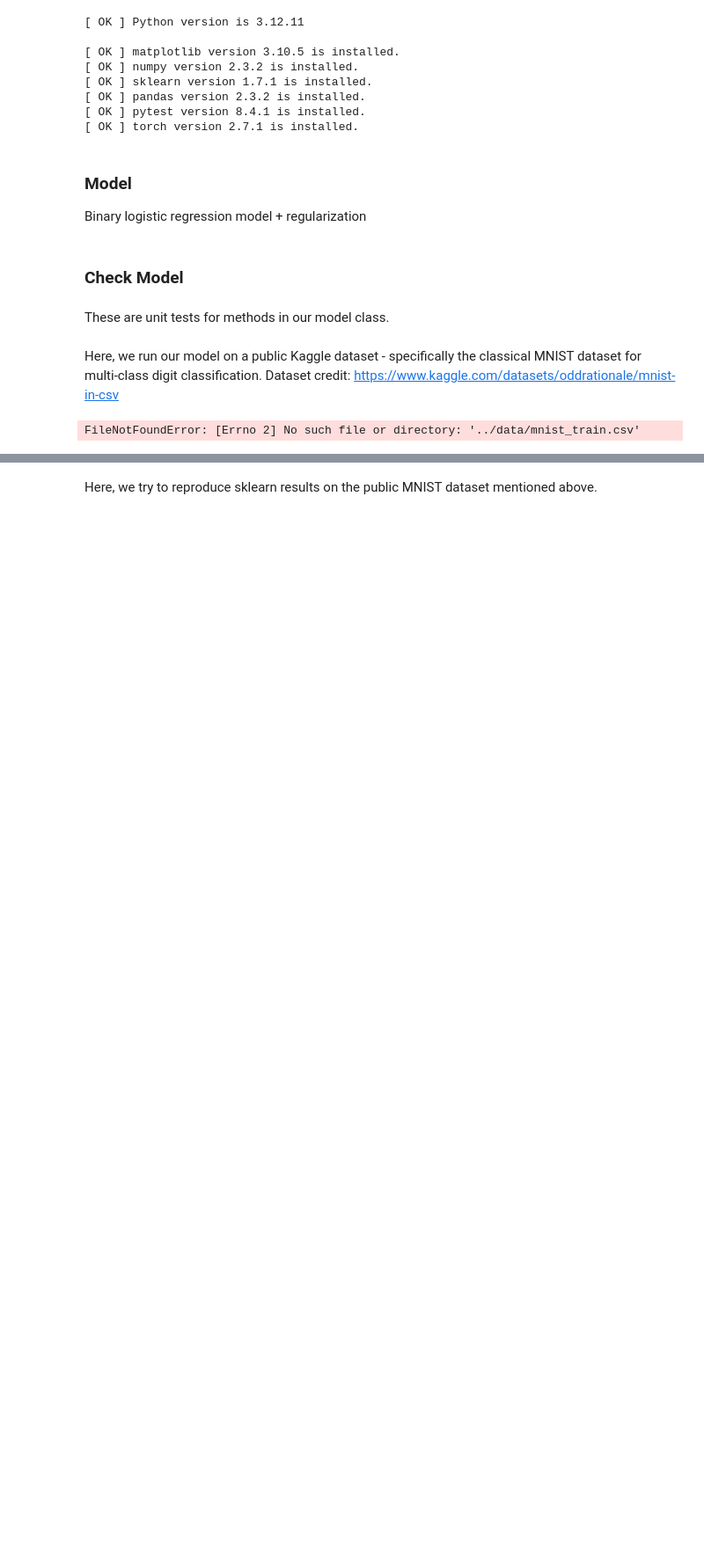
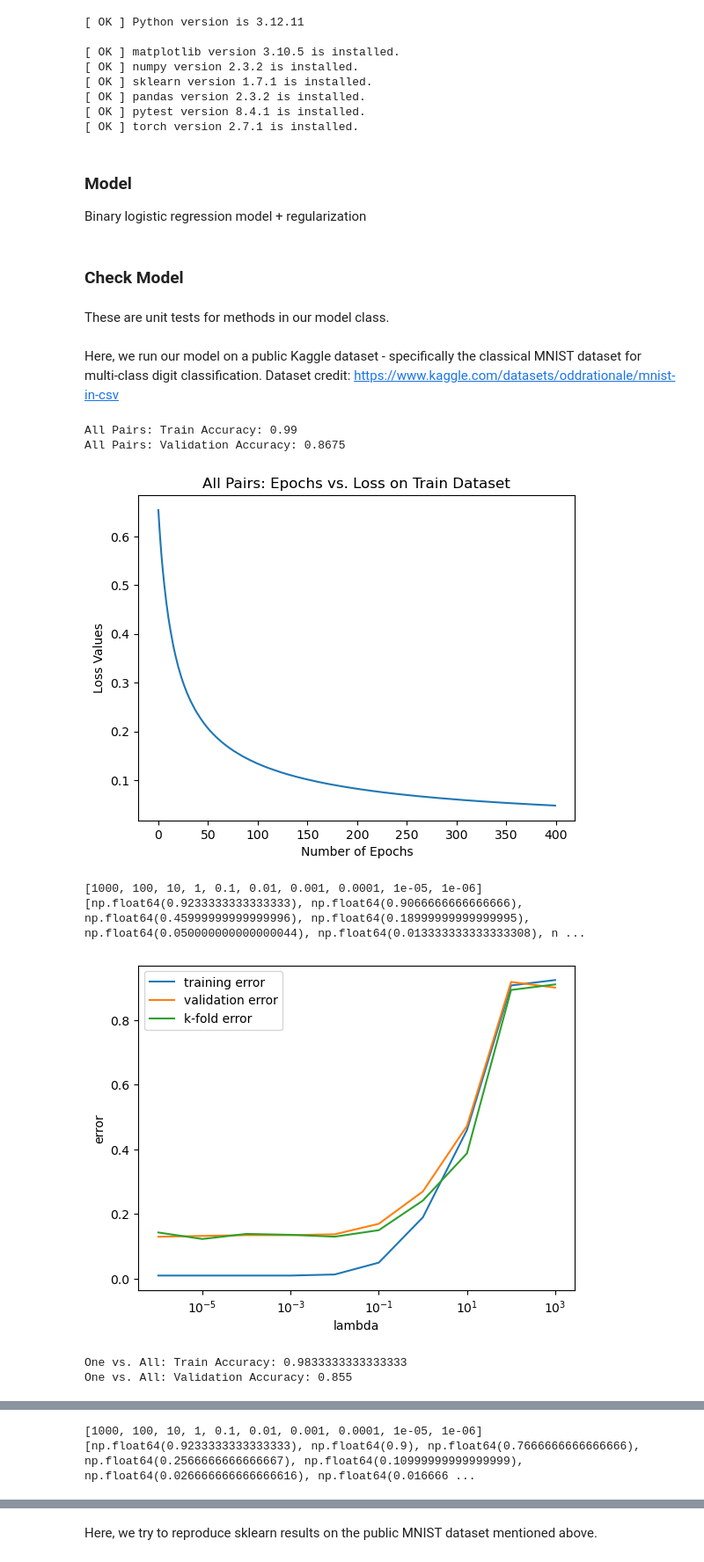
Before and after one commit to nickkim1/data_2060_final_project, a Jupyter notebook: src/final_project.ipynb, the cells around one changed output, grey strips where cells are left out. Shown: that part at 88% size. Cells and saved outputs as stored; diff of their text form; code cells hidden in the pictures; blank space fills up the shorter version.

```diff
--- a/src/final_project.ipynb
+++ b/src/final_project.ipynb
@@ -241,11 +241,11 @@ class RegularizedLogisticRegression(object):
         _, d = X.shape
         if self.one_vs_all:
             # Do some reshaping for shape compatibility
-            weights = np.array(self.weights).reshape(len(self.weights), d)
+            W = np.vstack(self.weights)
             # Apply sigmoid function to get probabilities
-            weights = np.apply_along_axis(sigmoid_function, 1, weights)
+            logits = X @ W.T
             # Argmax over all probabilities per each class
-            return np.argmax(X @ weights.T, axis=1)
+            return np.argmax(logits, axis=1)
         elif self.all_pairs:
             num_labels = len(self.weights)
             # This will end up being a 3d array, of size: (num_labels x num_labels x m)
@@ -575,51 +575,66 @@ def visualization(RR : RegularizedLogisticRegression, X_train, y_train, X_val, y
     plot_loss(model_type + ": Epochs vs. Loss on Train Dataset", RR.losses)
 
     # Plot k fold errors
-    lambda_list = [1000, 100, 10, 1, 0.1, 0.01, 0.001]
+    lambda_list = [1000, 100, 10, 1, 0.1, 0.01, 0.001, 0.0001, 0.00001, 0.000001]
     train_errors, val_errors = RR.runTrainTestValSplit(lambda_list, X_train, y_train, X_val, y_val)
     k_fold_errors = RR.runKFold(lambda_list, X_train_val, Y_train_val, 3)
     print(lambda_list)
     print(train_errors, val_errors, k_fold_errors)
     RR.plotError(lambda_list, train_errors, val_errors, k_fold_errors)
 
 def preprocess_mnist(train_path="../data/mnist_train.csv", test_path="../data/mnist_test.csv", total_samples=2000, val_size=0.2):
     """
     Preprocesses the MNIST dataset. Subsets the data to a total of 5k examples for ease of running.
-    @params:
-        train_path: filepath to train data, test_path: filepath to test data
-        total_samples: total samples across all data
-        val_size: proportion alloc. for validation
-    @return:
-        X_train, X_val, X_test, y_train, y_val, y_test - split data
     """
-    # Load both CSV files into dataframes
     train_df = pd.read_csv(train_path)
     test_df = pd.read_csv(test_path)
     df = pd.concat([train_df, test_df], axis=0).reset_index(drop=True)
     df = df.sample(n=total_samples, random_state=0)
 
-    # Extract labels and pixels and normalize pix values
     y = df.iloc[:, 0].values.astype(np.int64)
     X = df.iloc[:, 1:].values.astype(np.float32)
     X /= 255.0
+    X = X.astype(np.float64)
+    X = np.hstack([np.ones((X.shape[0], 1), dtype=np.float64), X])
 
-    # Do the train/val split
-    X_train, X_val, y_train, y_val = train_test_split(X, y, test_size=val_size, random_state=0, shuffle=True, stratify=y)
+    # Train/val split
+    X_train, X_val, y_train, y_val = train_test_split(
+        X, y, test_size=val_size, random_state=0, shuffle=True, stratify=y
+    )
+
+    n_small = 300
+    X_train = X_train[:n_small]
+    y_train = y_train[:n_small]
+
 
     return X_train, X_val, y_train, y_val
 
 def main():
     X_train, X_val, y_train, y_val = preprocess_mnist()
     X_train_val = np.concatenate((X_train, X_val))
     Y_train_val = np.concatenate((y_train, y_val))
+    all_pairs_model = RegularizedLogisticRegression(
+        batch_size=32, learning_rate=0.01, num_epochs=400,
+        one_vs_all=False, all_pairs=True
+    )
+    visualization(all_pairs_model, X_train, y_train, X_val, y_val, X_train_val, Y_train_val, "All Pairs")
 
-    # Run visualizations for both types of models
-    visualization(RegularizedLogisticRegression(one_vs_all=False, all_pairs=True), X_train, y_train, X_val, y_val, X_train_val, Y_train_val, "All Pairs")
-    visualization(RegularizedLogisticRegression(one_vs_all=True, all_pairs=False), X_train, y_train, X_val, y_val, X_train_val, Y_train_val, "One vs. All")
+    one_vs_all_model = RegularizedLogisticRegression(
+        batch_size=32, learning_rate=0.01, num_epochs=400,
+        one_vs_all=True, all_pairs=False
+    )
+    visualization(one_vs_all_model, X_train, y_train, X_val, y_val, X_train_val, Y_train_val, "One vs. All")
 
 # Set random seeds. DO NOT CHANGE THIS IN YOUR FINAL SUBMISSION.
 np.random.seed(0)
 random.seed(0)
 main()
 # %% [output]
-FileNotFoundError: [Errno 2] No such file or directory: '../data/mnist_train.csv'
+All Pairs: Train Accuracy: 0.99
+All Pairs: Validation Accuracy: 0.8675
+[figure, added]
+[1000, 100, 10, 1, 0.1, 0.01, 0.001, 0.0001, 1e-05, 1e-06]
+[np.float64(0.9233333333333333), np.float64(0.9066666666666666), np.float64(0.45999999999999996), np.float64(0.18999999999999995), np.float64(0.050000000000000044), np.float64(0.013333333333333308), n ...
+[figure, added]
+One vs. All: Train Accuracy: 0.9833333333333333
+One vs. All: Validation Accuracy: 0.855
@@ -625,0 +642,2 @@ FileNotFoundError: [Errno 2] No such file or directory: '../data/mnist_train.csv
+[1000, 100, 10, 1, 0.1, 0.01, 0.001, 0.0001, 1e-05, 1e-06]
+[np.float64(0.9233333333333333), np.float64(0.9), np.float64(0.7666666666666666), np.float64(0.2566666666666667), np.float64(0.10999999999999999), np.float64(0.026666666666666616), np.float64(0.016666 ...
```
Also changed, not shown: parts of 3 cells of this notebook.
